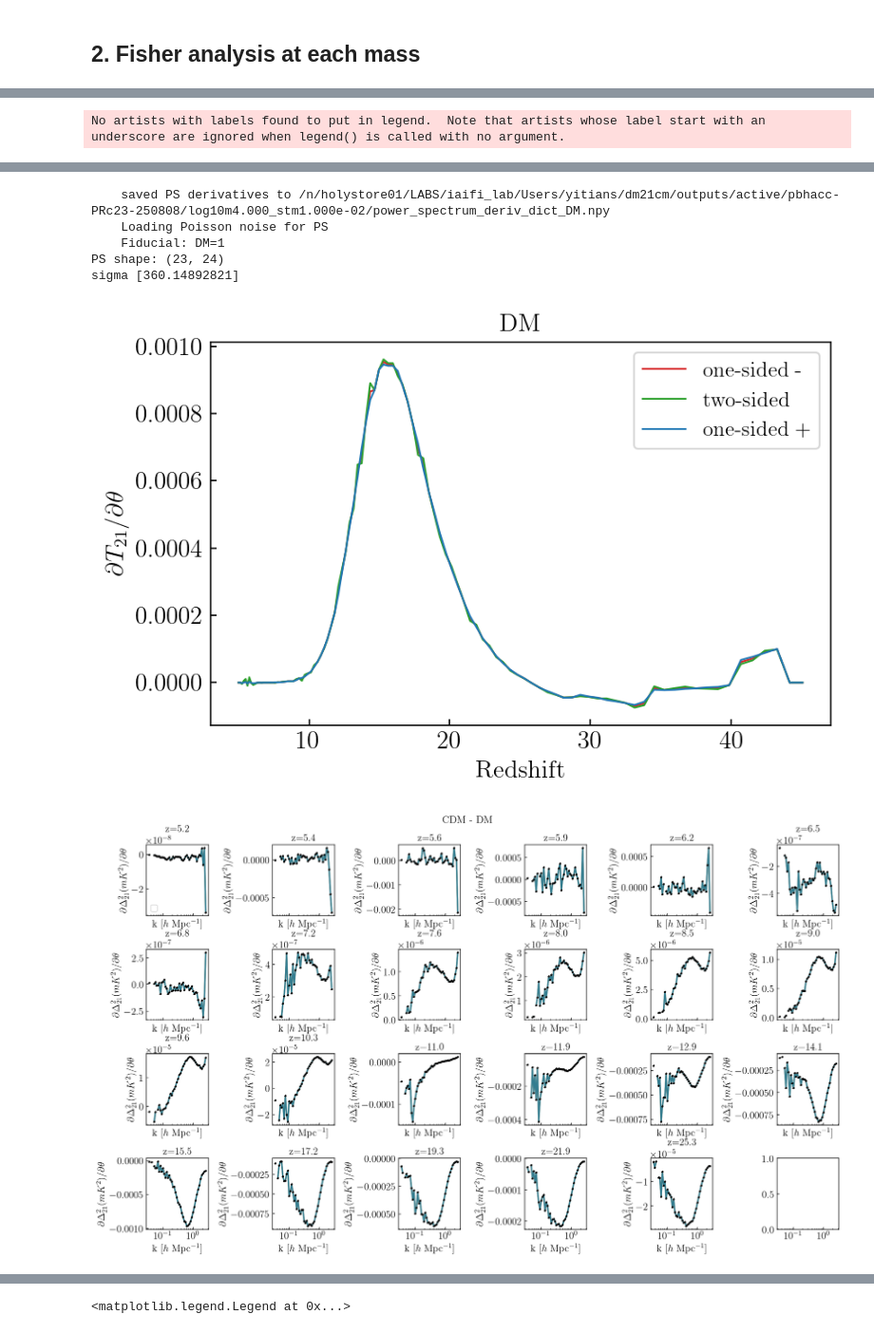
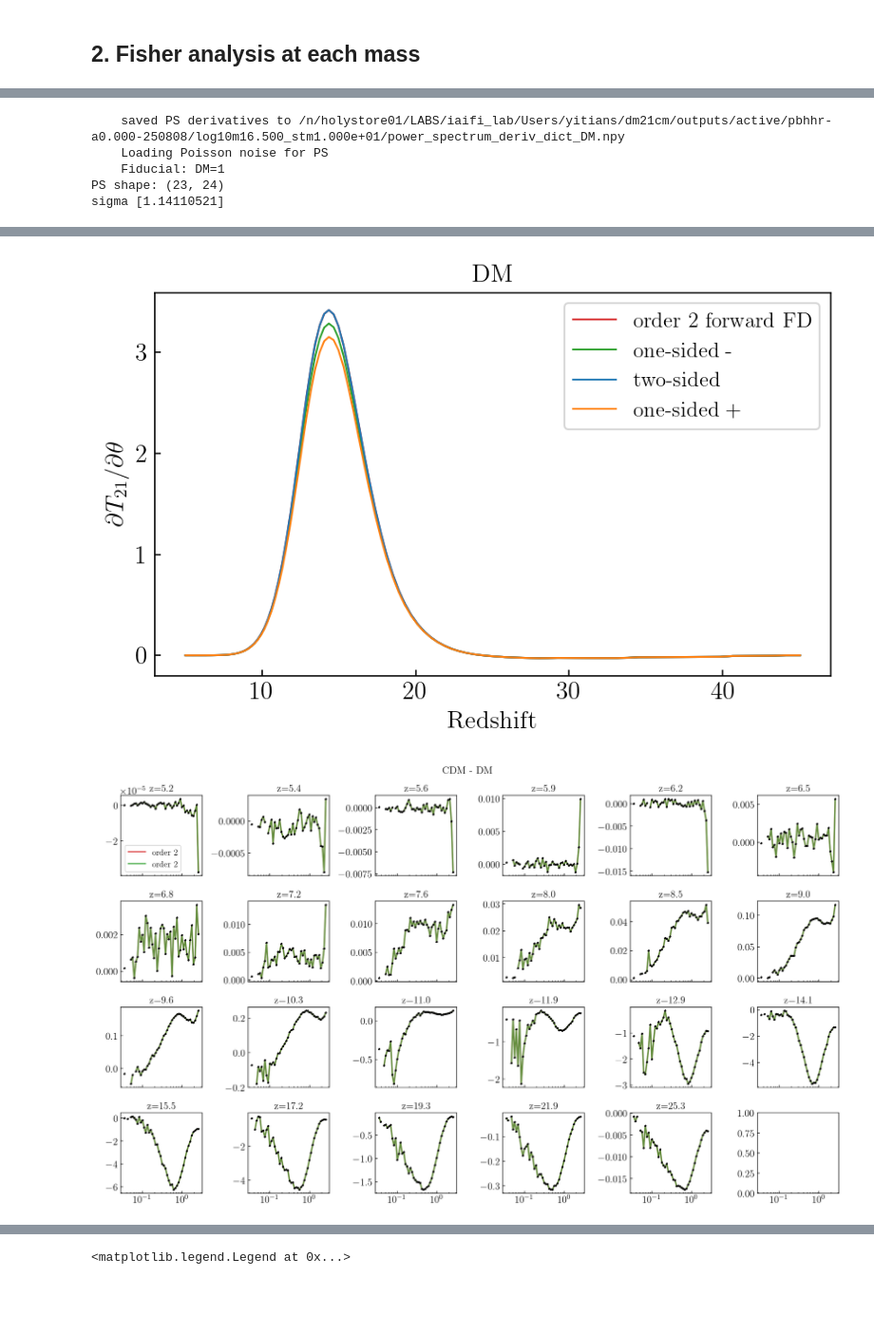
Before and after one commit to yitiansun/DM21cm, a Jupyter notebook: analysis/fisher.ipynb, the cells around one changed output, grey strips where cells are left out. Shown at 95% size. Cells and saved outputs as stored; diff of their text form; code cells hidden in the pictures; blank space fills up the shorter version.

```diff
--- a/analysis/fisher.ipynb
+++ b/analysis/fisher.ipynb
@@ -58,12 +59,12 @@ clear_output()
 # %%
 ! ls $outputs_dir/bkg -lt
 # %%
-run_name = 'pbhacc-PRc23-250808'
+run_name = 'pbhhr-a0.000-250808'
 channel = run_name.rsplit('-', 1)[0]
 inj_dir = f"{outputs_dir}/active/{run_name}"
 print(os.listdir(inj_dir))
 
-stm = 0.01
+stm = 10
 
 if stm == 1.:
     log10m_s = np.sort([
@@ -72,7 +73,7 @@ if stm == 1.:
         if re.match(r'log10m([-\d\.]+)', d)
     ])
 else:
-    log10m_s = np.array([4.])
+    log10m_s = np.array([16.5])
 
 m_s = 10**log10m_s
 print('log10m_s', log10m_s)
@@ -136,6 +137,7 @@ for m in tqdm(m_s):
             HII_DIM=128, BOX_LEN=256, param=param,
             output_dir=lc_dir,
             PS_err_dir=noise_dir, new=new,
+            dm_deriv_order = 2
         )
 
     Fij_matrix_PS, Finv_PS = py21cmfish.make_fisher_matrix(
@@ -185 +188,5 @@ Calculating global signal derivative for DM parameter
-No artists with labels found to put in legend.  Note that artists whose label start with an underscore are ignored when legend() is called with no argument.
+    saved PS derivatives to /n/holystore01/LABS/iaifi_lab/Users/yitians/dm21cm/outputs/active/pbhhr-a0.000-250808/log10m16.500_stm1.000e+01/power_spectrum_deriv_dict_DM.npy
+    Loading Poisson noise for PS
+    Fiducial: DM=1
+PS shape: (23, 24)
+sigma [1.14110521]
@@ -203,8 +193,3 @@ deriv.shape (3, 46)
-    saved PS derivatives to /n/holystore01/LABS/iaifi_lab/Users/yitians/dm21cm/outputs/active/pbhacc-PRc23-250808/log10m4.000_stm1.000e-02/power_spectrum_deriv_dict_DM.npy
-    Loading Poisson noise for PS
-    Fiducial: DM=1
-PS shape: (23, 24)
-sigma [360.14892821]
-[figure, old version]
+[figure, new version]
-[figure, old version]
+[figure, new version]
 # %%
```
Also changed, not shown: parts of 11 cells of this notebook, 13 other files.
